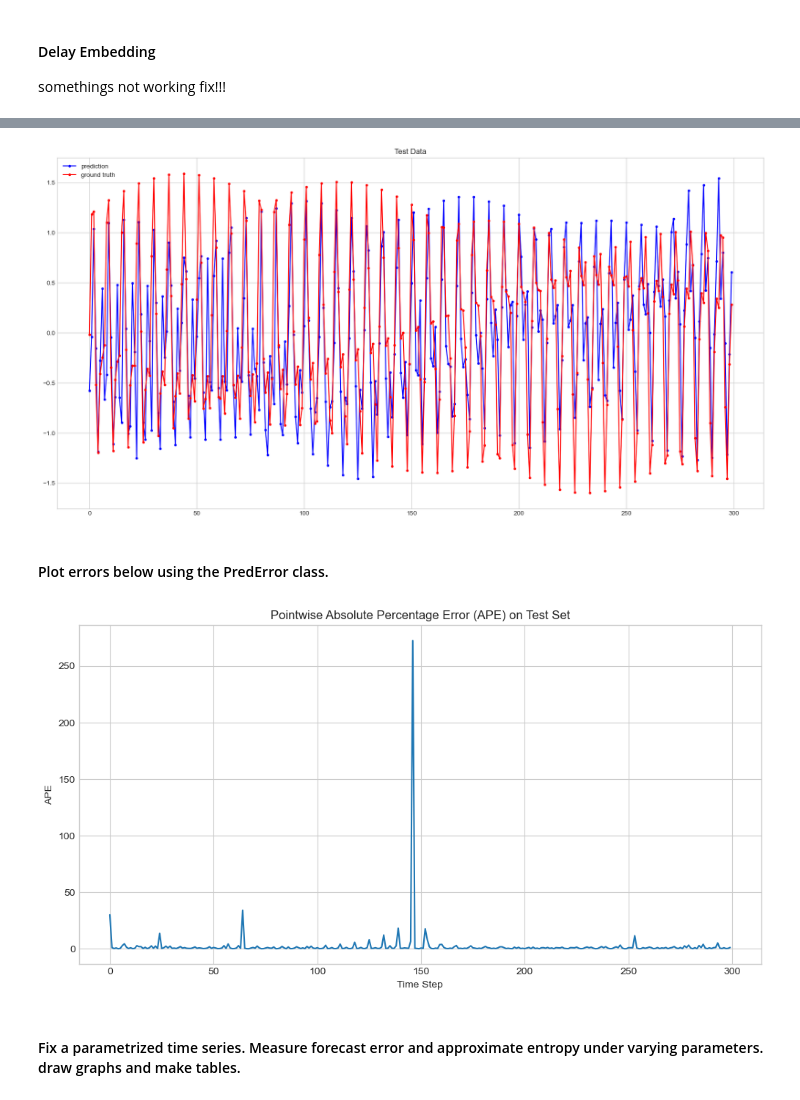
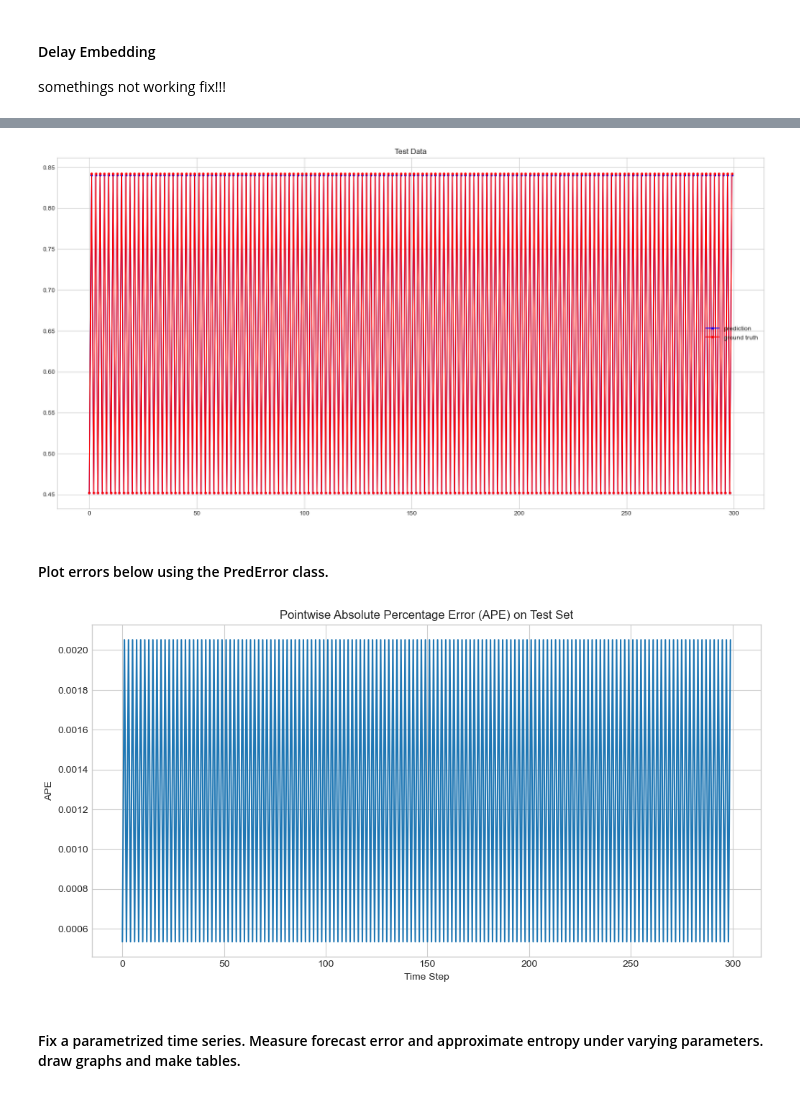
Before and after one commit to seeingquietjohn/TimeSeries, a Jupyter notebook: ForecastingBench.ipynb, the cells around one changed output, grey strips where cells are left out. Cells and saved outputs as stored; diff of their text form; code cells hidden in the pictures.

Commit message:
added logistic map entropy benchmarking

```diff
--- a/ForecastingBench.ipynb
+++ b/ForecastingBench.ipynb
@@ -184,7 +184,7 @@ class KoopmanNet(nn.Module):
 def generate_timeseries(key, length):
     if key == 'logistic':
         print("Using Logistic Map dataset.")
-        series = logistic_map(r=3.99, x_0=0.5, max_iter=length)
+        series = logistic_map(r=3.4, x_0=0.5, max_iter=length)
     elif key == 'weierstrass':
         print("Using Weierstrass Function dataset.")
         x_vals = np.linspace(-2, 2, length)
@@ -283,7 +283,7 @@ def Train(model, dataloader, optimizer, criterion=nn.MSELoss(), device='cpu', ep
 
     return loss_history
 
-def Test(model, dataloader, device='cpu'):
+def Test_de(model, dataloader, device='cpu'):
     model.eval()
 
     preds, true = [], []
@@ -417,5 +417,5 @@ $$x_k = h(s_k) = h(f^k(s_0))$$
 where $f^k$ denotes the $k$-fold iteration of a smooth dynamical system $f: M \to M$ and $h: M \to \mathbb{R}$ the *measurement function*. By *state space reconstruction* we mean the problem of recreating the states $s_i$ only given the measurements $x_i$. Even though it is typically impossible to reconstruct the states in its original coordinates as both $f$ and $h$ are unknown, we may be able to estimate $\hat{s}_i$ that is mathematically equivalent (diffeomorphic) to the original form $s_i$. The notebook below implements and benchmarks a few different data-driven approaches to state space reconstruction.
 # %%
 from torch.utils.data import Dataset, DataLoader
-DATASET = generate_timeseries('doublesine', 1000)
+DATASET = generate_timeseries('logistic', 1000)
 # %% [output]
@@ -498,7 +498,7 @@ train_loader_de = DataLoader(train_dataset_de, batch_size=16, shuffle=True)
 test_dataset_de = TensorDataset(torch.from_numpy(x_test_de), torch.from_numpy(y_test_de))
 test_loader_de = DataLoader(test_dataset_de, batch_size=16, shuffle=False)
 # %%
-model_de = TimeSeriesMLP(emb_dim, [128]*2)
+model_de = TimeSeriesMLP(emb_dim, [16]*2)
 
 optimizer_de = torch.optim.Adam(model_de.parameters(), lr=1e-3)
 
@@ -524,18 +524,18 @@ Training finished.
 # %%
 model_de.eval()
 
-preds_de, true_de = Test(model_de, test_loader_de)
+preds_de, true_de = Test_de(model_de, test_loader_de)
 
 plot_preds(true_de, preds_de)
 # %% [output]
-[figure, old version]
+[figure, new version]
 # %% [markdown]
 #### Plot errors below using the PredError class.
 # %%
 anal_error_de = PredError(true_de, preds_de)
 anal_error_de.plot('ape')
 # %% [output]
-[figure, old version]
+[figure, new version]
 # %% [markdown]
 #### Fix a parametrized time series. Measure forecast error and approximate entropy under varying parameters. draw graphs and make tables.
 # %%
```
Also changed, not shown: parts of 9 cells of this notebook.
